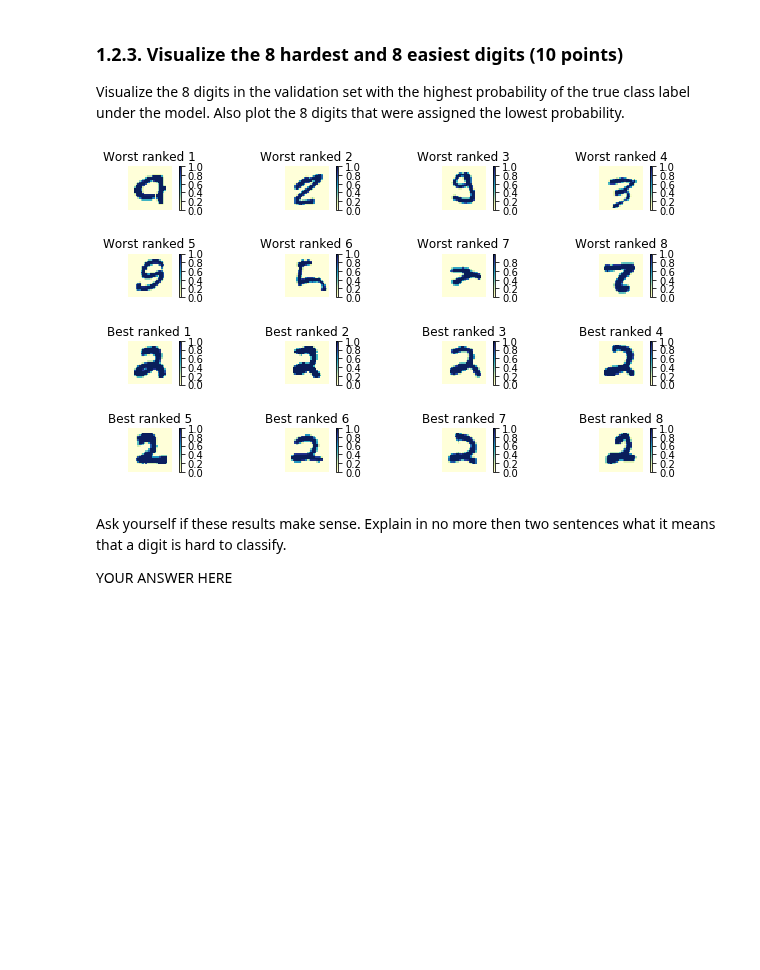
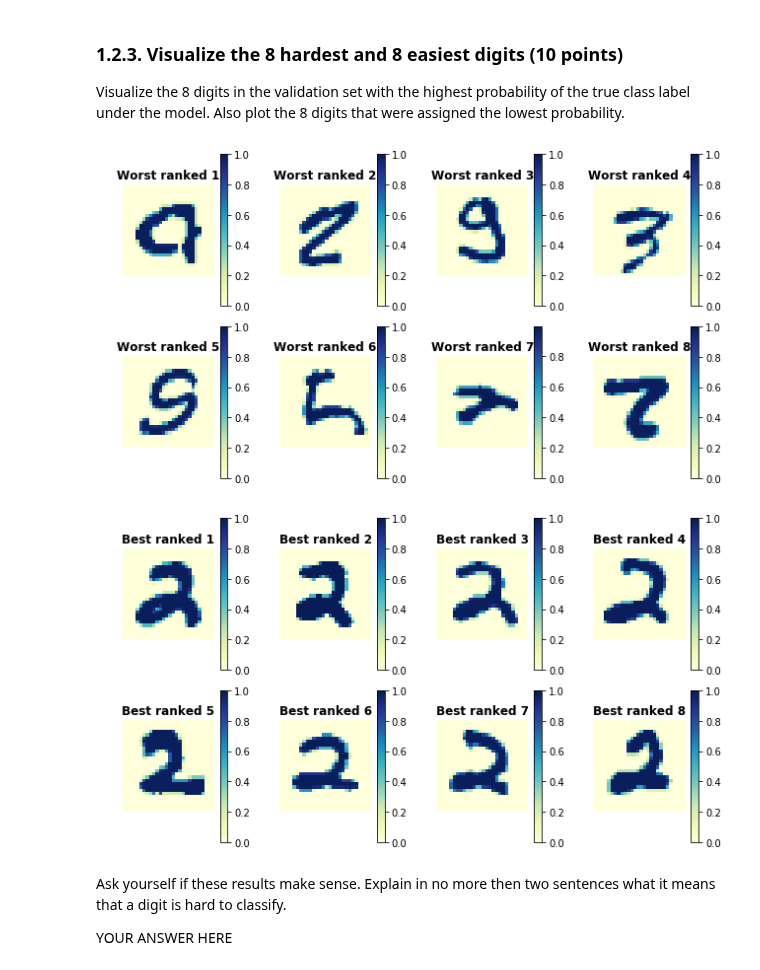
Before and after one commit to ML77777/ML1-18, a Jupyter notebook: Marvin/lab2.ipynb, the cells around one changed output. Cells and saved outputs as stored; diff of their text form; code cells hidden in the pictures; blank space fills up the shorter version.

Commit message:
Fixed images

```diff
--- a/Marvin/lab2.ipynb
+++ b/Marvin/lab2.ipynb
@@ -596,49 +620,53 @@ Also plot the 8 digits that were assigned the lowest probability.
 def get_best_worse(x,t):
     logp_list = []
     for i,x_sample in enumerate(x_valid):
         x_sample = x_sample.reshape((1, 784))
         t_sample = np.array(t_valid[i],ndmin=1)
         logp_valid = calc_logp(x_sample,t_sample,w,b)
         #logp_valid, grad_w, grad_b = logreg_gradient(x_sample,t_sample,w,b)
             #logp_valid_avg = logp_valid/x_valid.shape[0]
         logp_tuple = (logp_valid,i)
         logp_list.append(logp_tuple)
     logp_list.sort()
     index_worst_list = [index for log_p_value,index in logp_list[:8]]
     index_best_list = [index for log_p_value,index in logp_list[-1:-9:-1]]
 
     return (index_worst_list,index_best_list)
 
 def visualize_16(x, num_cols, index_worst_list,index_best_list,targets=None,shape=(28,28)):
     num_digits = 16
-    num_rows = int(num_digits/num_cols)
-    best_and_worst = index_worst_list + index_best_list
-    for i,index in enumerate(best_and_worst):
-        plt.subplot(num_rows, num_cols, i+1)
+
+    for i,index in enumerate(index_worst_list):
+        plt.subplot(2, 4, i+1)
         x_sample = x[index]
-
-        #index_best = index_best_list[i]
-        #x_valid_bad = x[index_worst]
-        #x_valid_best = x[index_best]
-        #print(x_sample.shape)
         plt.imshow(x_sample.reshape(shape), interpolation='none', cmap='YlGnBu')
         if targets is not None:
-            rank = str(i % 8 + 1)
-            if i > 7:
-                title = "Best ranked " + rank
-            else:
-                title = "Worst ranked " + rank
-            plt.title(title)
+            rank = str(i+ 1)
+            title = "Worst ranked " + rank
+            plt.title(title,fontsize=12,fontweight="bold")
         plt.colorbar()
         plt.axis('off')
     plt.tight_layout()
     plt.show()
 
+    for i,index in enumerate(index_best_list):
+        plt.subplot(2, 4, i+1)
+        x_sample = x[index]
+        plt.imshow(x_sample.reshape(shape), interpolation='none', cmap='YlGnBu')
+        if targets is not None:
+            rank = str(i+ 1)
+            title = "Best ranked " + rank
+            plt.title(title,fontsize=12,fontweight="bold")
+        plt.colorbar()
+        plt.axis('off')
+    plt.tight_layout()
+    plt.show()
 
 index_worst_list,index_best_list = get_best_worse(x_valid,t_valid)
 visualize_16(x_valid, 4,index_worst_list,index_best_list,targets=t_valid)
 # %% [output]
-[figure, old version]
+[figure, new version]
+[figure, added]
 # %% [markdown]
 Ask yourself if these results make sense. Explain in no more then two sentences what it means that a digit is hard to classify.
 
```
Also changed, not shown: parts of 3 cells of this notebook.
